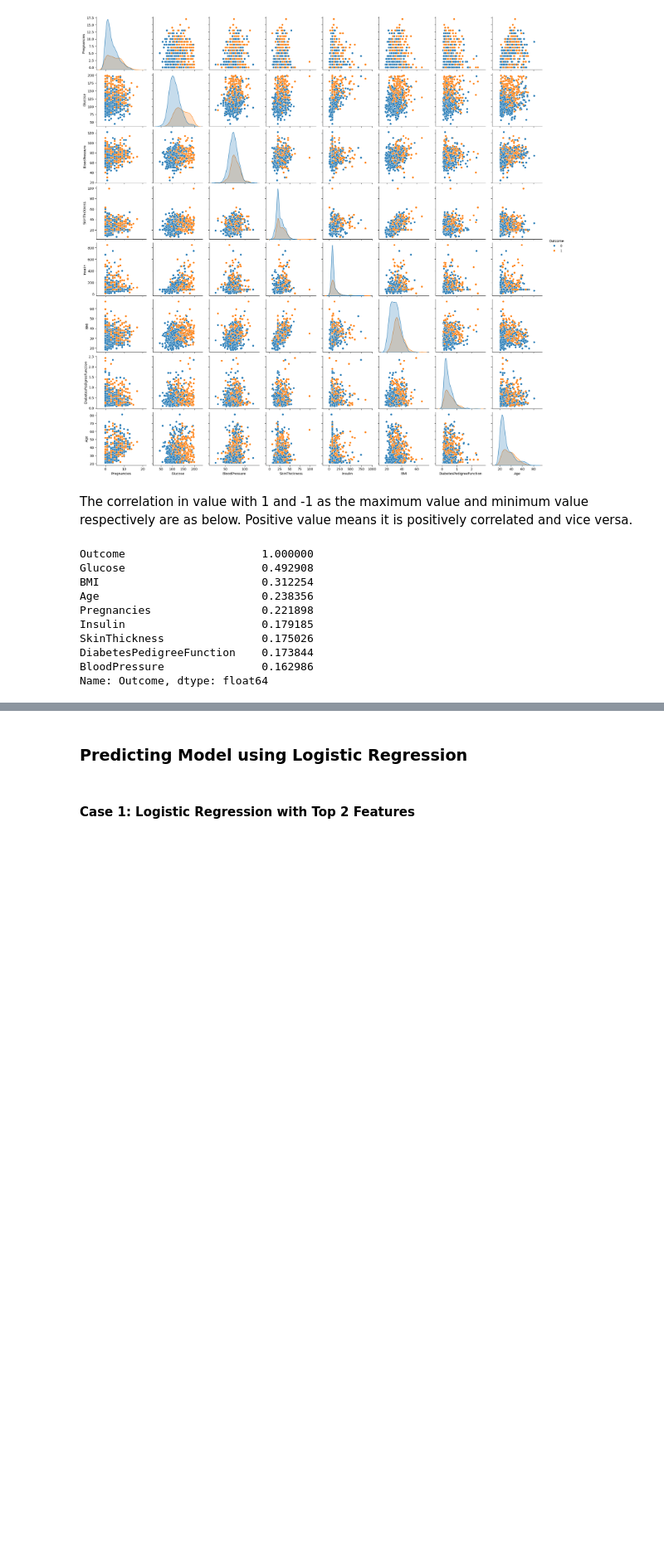
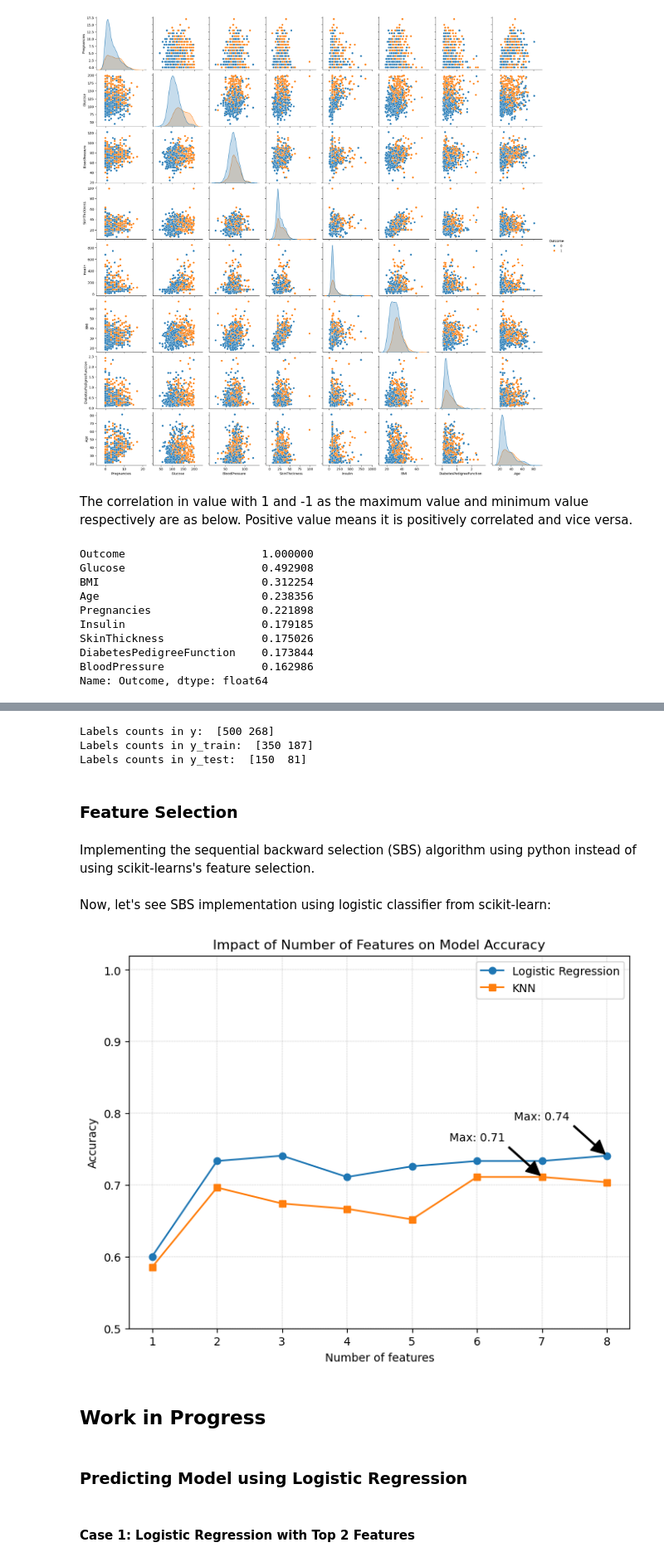
Before and after one commit to fatinshariff/Diabetes, a Jupyter notebook: diabetes.ipynb, the cells around one changed output, grey strips where cells are left out. Shown at 83% size. Saved outputs shown, nothing was run; the diff lists cells and outputs as text; code cells hidden in the pictures; blank space fills up the shorter version.

Commit message:
implement feature selection
compare the feature selection between KNN and Logistic Regression.

```diff
--- a/diabetes.ipynb
+++ b/diabetes.ipynb
@@ -137,0 +144,27 @@ Name: Outcome, dtype: float64
+# %%
+from sklearn.model_selection import train_test_split
+from sklearn.preprocessing import StandardScaler
+
+X = df.drop(['Outcome'], axis=1)
+y = df.Outcome
+
+# Split and scale
+X_train, X_test, y_train, y_test = train_test_split(X, y, test_size=0.3,stratify=y)
+
+# Stratification result sample
+print('Labels counts in y: ', np.bincount(y))
+print('Labels counts in y_train: ', np.bincount(y_train))
+print('Labels counts in y_test: ', np.bincount(y_test))
+
+sc = StandardScaler()
+sc.fit(X_train)
+X_train_std = sc.transform(X_train)
+X_test_std = sc.transform(X_test)
+# %% [output]
+Labels counts in y:  [500 268]
+Labels counts in y_train:  [350 187]
+Labels counts in y_test:  [150  81]
+# %% [markdown]
+### Feature Selection
+# %% [markdown]
+Implementing the sequential backward selection (SBS) algorithm using python instead of using scikit-learns's feature selection.
@@ -138,3 +227,46 @@ Name: Outcome, dtype: float64
+# %% [markdown]
+Now, let's see SBS implementation using logistic classifier from scikit-learn:
+# %%
+from sklearn.linear_model import LogisticRegression
+from sklearn.neighbors import KNeighborsClassifier
+
+lr = LogisticRegression(C=1.0, solver = "lbfgs")
+knn = KNeighborsClassifier(n_neighbors=5)
+classifiers = [("Logistic Regression", lr), ("KNN", knn)]
+markers = ['o','s']
+
+# fig, ax = plt.subplots()
+fig, ax = plt.subplots(figsize=(8,6))
+
+for idx,(name,clf) in enumerate(classifiers):
+    sbs = SBS(clf, k_features = 1)
+    sbs.fit(X_train_std, y_train)
+
+    # plotting performance of feature subsets
+    k_feat = [len(k) for k in sbs.subsets_]
+    ax.plot(k_feat, sbs.scores_, marker=markers[idx], label=name)
+
+    # Annotate the highest point
+    max_score = max(sbs.scores_)
+    max_idx = np.argmax(sbs.scores_)
+    ax.annotate(f'Max: {max_score:.2f}',
+             xy=(k_feat[max_idx], max_score),
+             xytext=(k_feat[max_idx]-1, max_score+0.05),
+             arrowprops=dict(facecolor='black', shrink=0.05, width= 1),
+             ha='center')
+
+ax.set_ylim([0.5, 1.02])
+ax.set_ylabel('Accuracy')
+ax.set_xlabel('Number of features')
+ax.set_title('Impact of Number of Features on Model Accuracy')
+ax.grid(color = 'gray', linestyle = '--', linewidth = 0.2)
+ax.legend()
+
+plt.show()
+# %% [output]
+[figure, added]
+# %% [markdown]
+## Work in Progress
 # %% [markdown]
 ### Predicting Model using Logistic Regression
 # %% [markdown]
```
Also changed, not shown: parts of 11 cells of this notebook.
